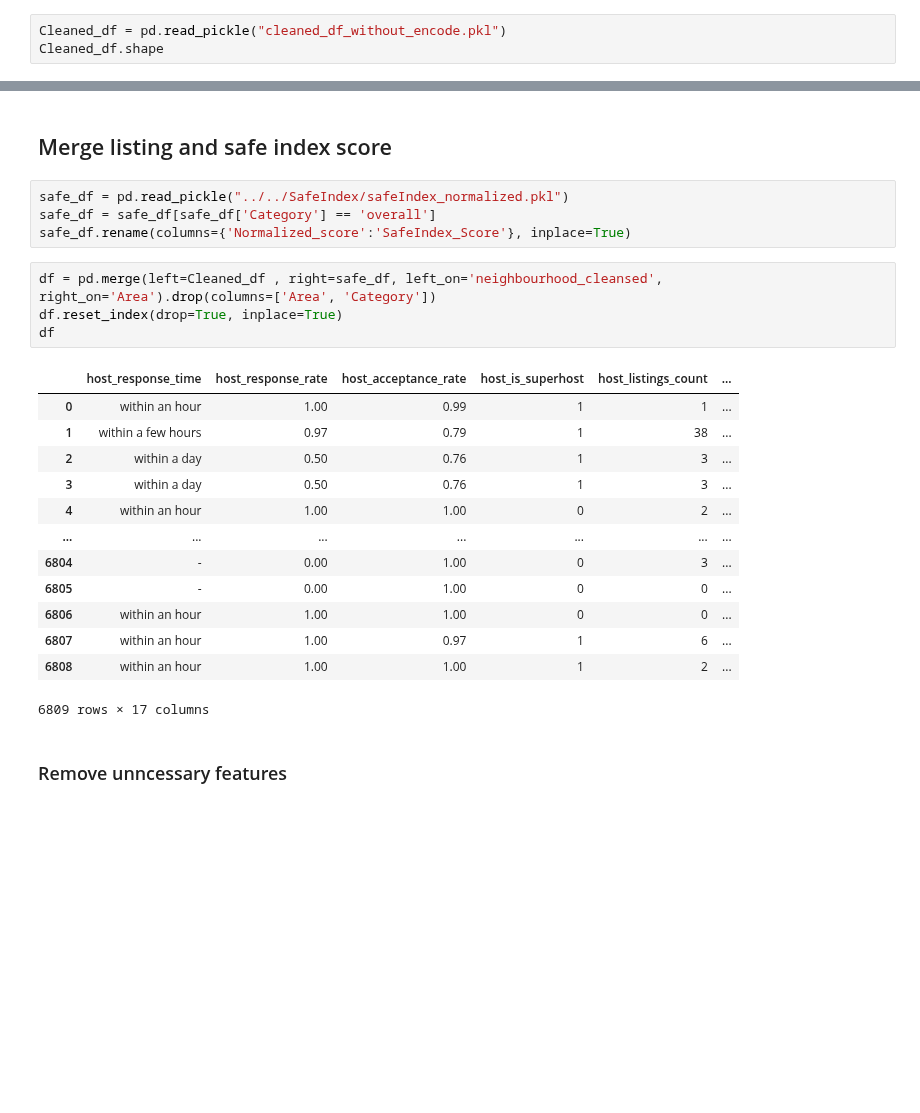
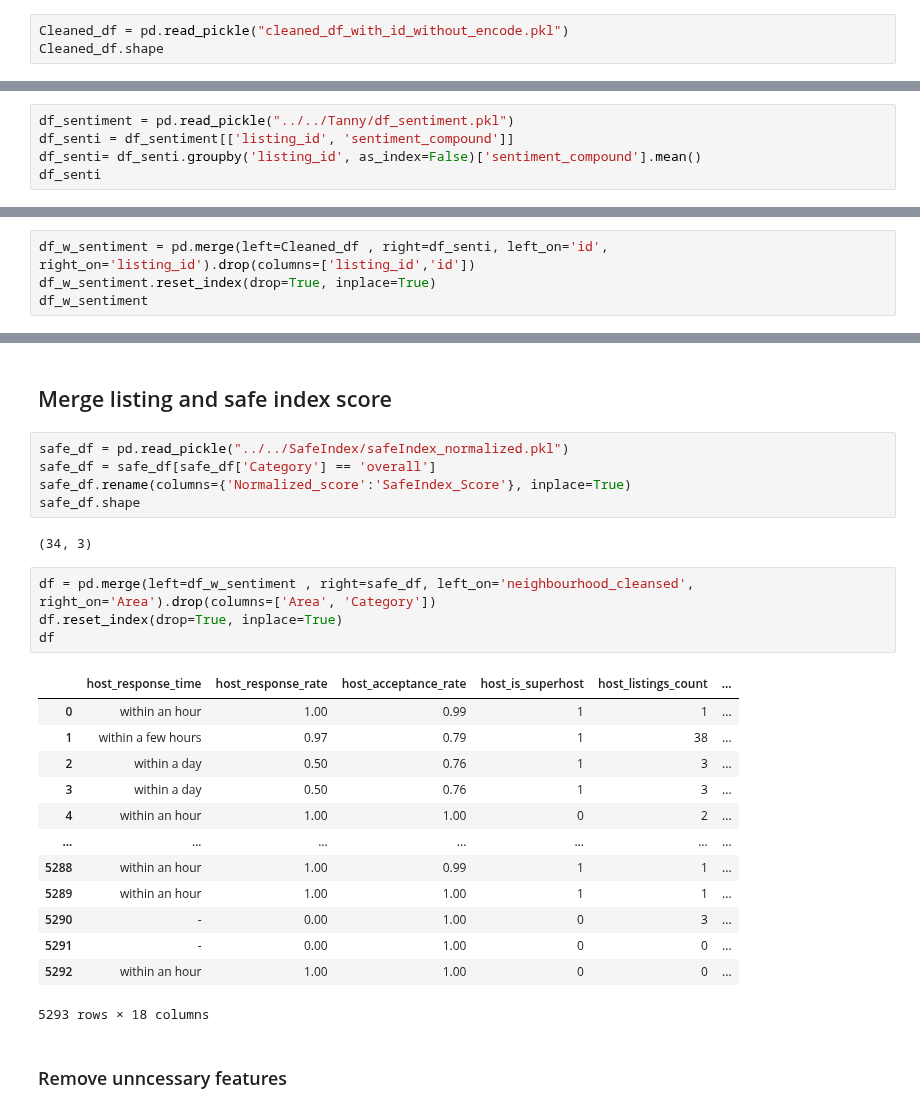
Before and after one commit to LingxingG/Data-Mining-Project, a Jupyter notebook: pre_processing/data cleaning workbooks/Final DF processing.ipynb, the cells around one changed output, grey strips where cells are left out. Saved outputs shown, nothing was run; the diff lists cells and outputs as text; blank space fills up the shorter version.

Commit message:
update sentiment score into preprocessing df

```diff
--- a/pre_processing/data cleaning workbooks/Final DF processing.ipynb
+++ b/pre_processing/data cleaning workbooks/Final DF processing.ipynb
@@ -6,6 +6,6 @@ import numpy as np
 # %% [markdown]
 ## Load filtered DF
 # %%
-Cleaned_df = pd.read_pickle("cleaned_df_without_encode.pkl")
+Cleaned_df = pd.read_pickle("cleaned_df_with_id_without_encode.pkl")
 Cleaned_df.shape
 # %% [output]
@@ -12,0 +30,5 @@ Cleaned_df.shape
+# %%
+df_sentiment = pd.read_pickle("../../Tanny/df_sentiment.pkl")
+df_senti = df_sentiment[['listing_id', 'sentiment_compound']]
+df_senti= df_senti.groupby('listing_id', as_index=False)['sentiment_compound'].mean()
+df_senti
@@ -12,0 +51,4 @@ Cleaned_df.shape
+# %%
+df_w_sentiment = pd.merge(left=Cleaned_df , right=df_senti, left_on='id', right_on='listing_id').drop(columns=['listing_id','id'])
+df_w_sentiment.reset_index(drop=True, inplace=True)
+df_w_sentiment
@@ -16,24 +72,27 @@ Cleaned_df.shape
 safe_df = pd.read_pickle("../../SafeIndex/safeIndex_normalized.pkl")
 safe_df = safe_df[safe_df['Category'] == 'overall']
 safe_df.rename(columns={'Normalized_score':'SafeIndex_Score'}, inplace=True)
+safe_df.shape
+# %% [output]
+(34, 3)
 # %%
-df = pd.merge(left=Cleaned_df , right=safe_df, left_on='neighbourhood_cleansed', right_on='Area').drop(columns=['Area', 'Category'])
+df = pd.merge(left=df_w_sentiment , right=safe_df, left_on='neighbourhood_cleansed', right_on='Area').drop(columns=['Area', 'Category'])
 df.reset_index(drop=True, inplace=True)
 df
 # %% [output]
 |  | host_response_time | host_response_rate | host_acceptance_rate | host_is_superhost | host_listings_count | ... |
 | 0 | within an hour | 1.00 | 0.99 | 1 | 1 | ... |
 | 1 | within a few hours | 0.97 | 0.79 | 1 | 38 | ... |
 | 2 | within a day | 0.50 | 0.76 | 1 | 3 | ... |
 | 3 | within a day | 0.50 | 0.76 | 1 | 3 | ... |
 | 4 | within an hour | 1.00 | 1.00 | 0 | 2 | ... |
 | ... | ... | ... | ... | ... | ... | ... |
-| 6804 | - | 0.00 | 1.00 | 0 | 3 | ... |
-| 6805 | - | 0.00 | 1.00 | 0 | 0 | ... |
-| 6806 | within an hour | 1.00 | 1.00 | 0 | 0 | ... |
-| 6807 | within an hour | 1.00 | 0.97 | 1 | 6 | ... |
-| 6808 | within an hour | 1.00 | 1.00 | 1 | 2 | ... |
+| 5288 | within an hour | 1.00 | 0.99 | 1 | 1 | ... |
+| 5289 | within an hour | 1.00 | 1.00 | 1 | 1 | ... |
+| 5290 | - | 0.00 | 1.00 | 0 | 3 | ... |
+| 5291 | - | 0.00 | 1.00 | 0 | 0 | ... |
+| 5292 | within an hour | 1.00 | 1.00 | 0 | 0 | ... |
-6809 rows × 17 columns
+5293 rows × 18 columns
 # %% [markdown]
 ###  Remove unncessary features
 # %%
```
Also changed, not shown: parts of 10 cells of this notebook, 4 other files.
